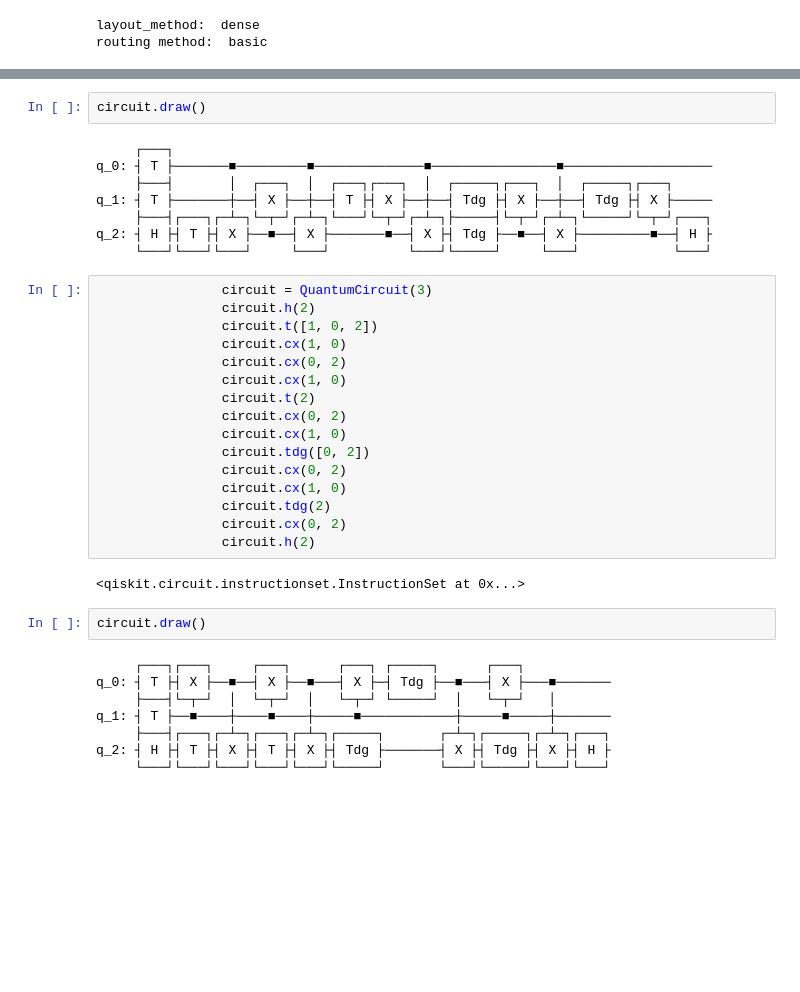
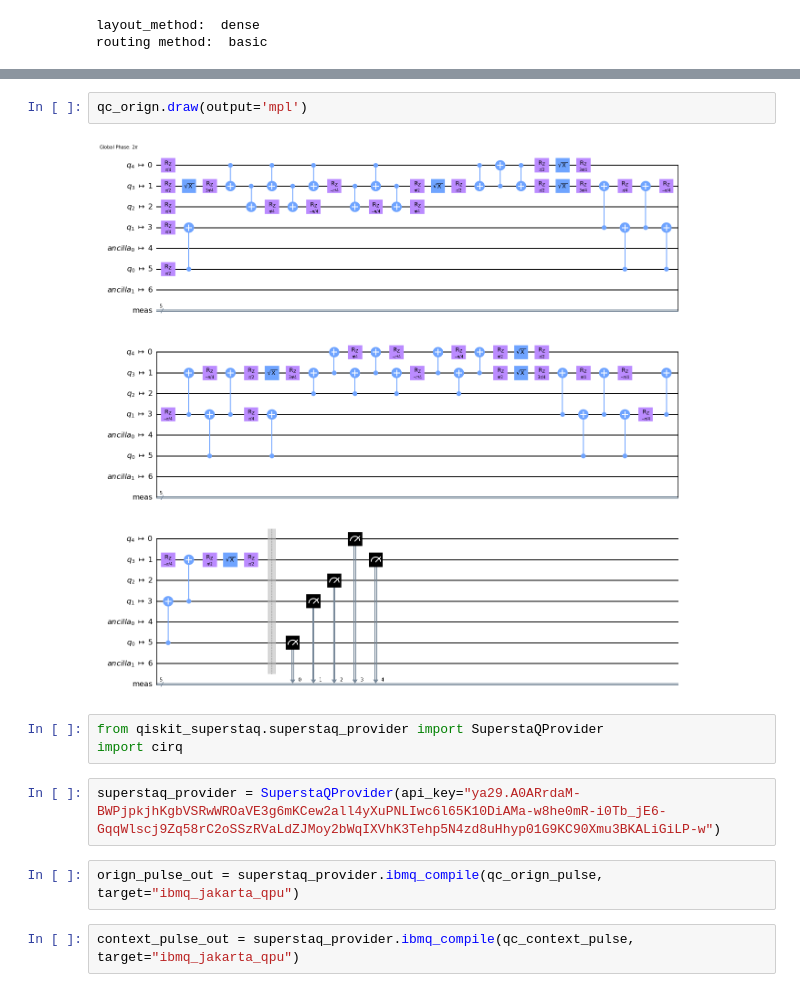
Before and after one commit to revilooliver/context-aware-decomposition, a Jupyter notebook: test_context_pulse_pass_halfdirty.ipynb, the cells around one changed output, grey strips where cells are left out. Drawn from its saved outputs; the diff is of its cells as text; blank space fills up the shorter version.

```diff
--- a/test_context_pulse_pass_halfdirty.ipynb
+++ b/test_context_pulse_pass_halfdirty.ipynb
@@ -225,38 +299,13 @@ q_2: ┤ T ├──────────┤ X ├┤ T ├┤ X ├┤ Tdg
-# %%
-circuit.draw()
-# %% [output]
-     ┌───┐
-q_0: ┤ T ├───────■─────────■──────────────■────────────────■───────────────────
-     ├───┤       │  ┌───┐  │  ┌───┐┌───┐  │  ┌─────┐┌───┐  │  ┌─────┐┌───┐
-q_1: ┤ T ├───────┼──┤ X ├──┼──┤ T ├┤ X ├──┼──┤ Tdg ├┤ X ├──┼──┤ Tdg ├┤ X ├─────
-     ├───┤┌───┐┌─┴─┐└─┬─┘┌─┴─┐└───┘└─┬─┘┌─┴─┐├─────┤└─┬─┘┌─┴─┐└─────┘└─┬─┘┌───┐
-q_2: ┤ H ├┤ T ├┤ X ├──■──┤ X ├───────■──┤ X ├┤ Tdg ├──■──┤ X ├─────────■──┤ H ├
-     └───┘└───┘└───┘     └───┘          └───┘└─────┘     └───┘            └───┘
-# %%
-                circuit = QuantumCircuit(3)
-                circuit.h(2)
-                circuit.t([1, 0, 2])
-                circuit.cx(1, 0)
-                circuit.cx(0, 2)
-                circuit.cx(1, 0)
-                circuit.t(2)
-                circuit.cx(0, 2)
-                circuit.cx(1, 0)
-                circuit.tdg([0, 2])
-                circuit.cx(0, 2)
-                circuit.cx(1, 0)
-                circuit.tdg(2)
-                circuit.cx(0, 2)
-                circuit.h(2)
-# %% [output]
-<qiskit.circuit.instructionset.InstructionSet at 0x...>
-# %%
-circuit.draw()
-# %% [output]
-     ┌───┐┌───┐     ┌───┐      ┌───┐ ┌─────┐      ┌───┐
-q_0: ┤ T ├┤ X ├──■──┤ X ├──■───┤ X ├─┤ Tdg ├──■───┤ X ├───■───────
-     ├───┤└─┬─┘  │  └─┬─┘  │   └─┬─┘ └─────┘  │   └─┬─┘   │
-q_1: ┤ T ├──■────┼────■────┼─────■────────────┼─────■─────┼───────
-     ├───┤┌───┐┌─┴─┐┌───┐┌─┴─┐┌─────┐       ┌─┴─┐┌─────┐┌─┴─┐┌───┐
-q_2: ┤ H ├┤ T ├┤ X ├┤ T ├┤ X ├┤ Tdg ├───────┤ X ├┤ Tdg ├┤ X ├┤ H ├
-     └───┘└───┘└───┘└───┘└───┘└─────┘       └───┘└─────┘└───┘└───┘
+# %%
+qc_orign.draw(output='mpl')
+# %% [output]
+[figure, added]
+# %%
+from qiskit_superstaq.superstaq_provider import SuperstaQProvider
+import cirq
+# %%
+superstaq_provider = SuperstaQProvider(api_key="ya29.A0ARrdaM-BWPjpkjhKgbVSRwWROaVE3g6mKCew2all4yXuPNLIwc6l65K10DiAMa-w8he0mR-i0Tb_jE6-GqqWlscj9Zq58rC2oSSzRVaLdZJMoy2bWqIXVhK3Tehp5N4zd8uHhyp01G9KC90Xmu3BKALiGiLP-w")
+# %%
+orign_pulse_out = superstaq_provider.ibmq_compile(qc_orign_pulse, target="ibmq_jakarta_qpu")
+# %%
+context_pulse_out = superstaq_provider.ibmq_compile(qc_context_pulse, target="ibmq_jakarta_qpu")
```
Also changed, not shown: parts of 41 cells of this notebook, 20 other files.
